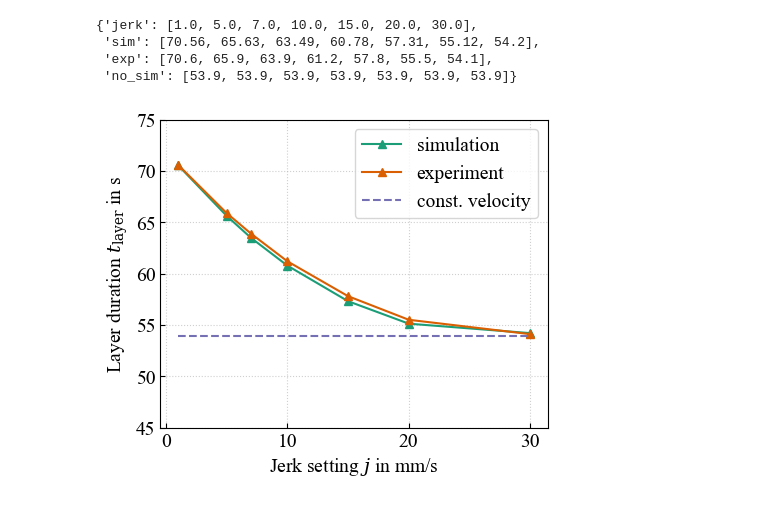
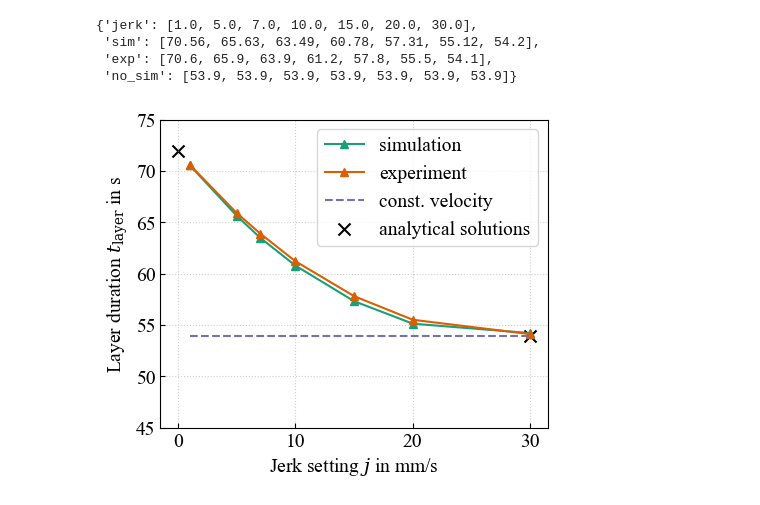
Before and after one commit to FAST-LB/pyGCodeDecode, a Jupyter notebook: example/validation/jerk/figure_exp.ipynb, the cells around one changed output. Cells and saved outputs as stored; diff of their text form; code cells hidden in the pictures.

```diff
--- a/example/validation/jerk/figure_exp.ipynb
+++ b/example/validation/jerk/figure_exp.ipynb
@@ -52,22 +52,22 @@ x3points = values["no_sim"]
 # %%
 fig, ax = plt.subplots(1, 1, figsize=(5, 4))
 
 ax.plot(ypoints, x1points, color=colors[0], label="simulation", marker="^")
 ax.plot(ypoints, x2points, color=colors[1], label="experiment", marker="^")
 ax.plot(ypoints, x3points, color=colors[2], label="const. velocity", linestyle="--")
-
+ax.scatter([0, 30], [71.93, 53.9], marker="x", c="black", label="analytical solutions", s=75)
 
 plt.ylabel(r"Layer duration $t_\mathrm{layer}$ in s")
 plt.xlabel(r"Jerk setting $j$ in mm/s")
 
 plt.ylim(45, 75)
 
 plt.legend()
 plt.grid(visible=True, which="major", axis="both", alpha=0.6, linestyle="dotted")
 plt.tick_params(direction="in")
 
 plt.savefig(r"..\..\..\paper\plot.svg", transparent=True)
 # plt.savefig(r"test.png", transparent=True)
 # plt.show()
 # %% [output]
-[figure, old version]
+[figure, new version]
```
Also changed, not shown: 3 other files.
